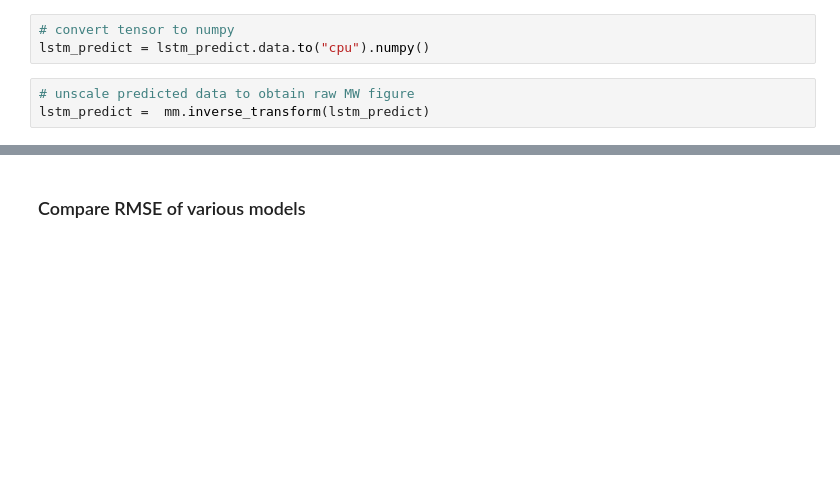
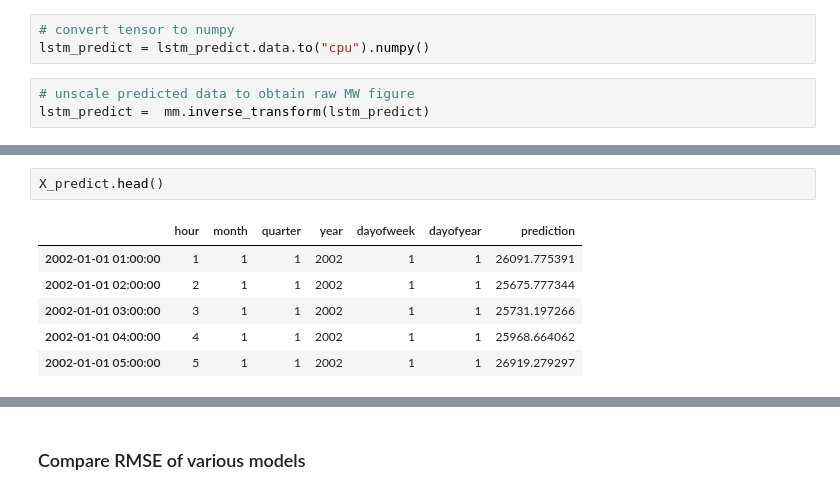
Before and after one commit to xKHGx/Compilation-of-Time-Series-models, a Jupyter notebook: Compliation-of-Time-Series-models.ipynb, the cells around one changed output, grey strips where cells are left out. Cells and saved outputs as stored; diff of their text form; blank space fills up the shorter version.

```diff
--- a/Compliation-of-Time-Series-models.ipynb
+++ b/Compliation-of-Time-Series-models.ipynb
@@ -1564,0 +1623,9 @@ lstm_rmse
+# %%
+X_predict.head()
+# %% [output]
+|  | hour | month | quarter | year | dayofweek | dayofyear | prediction |
+| 2002-01-01 01:00:00 | 1 | 1 | 1 | 2002 | 1 | 1 | 26091.775391 |
+| 2002-01-01 02:00:00 | 2 | 1 | 1 | 2002 | 1 | 1 | 25675.777344 |
+| 2002-01-01 03:00:00 | 3 | 1 | 1 | 2002 | 1 | 1 | 25731.197266 |
+| 2002-01-01 04:00:00 | 4 | 1 | 1 | 2002 | 1 | 1 | 25968.664062 |
+| 2002-01-01 05:00:00 | 5 | 1 | 1 | 2002 | 1 | 1 | 26919.279297 |
```
Also changed, not shown: parts of 23 cells of this notebook, 1 other file.
